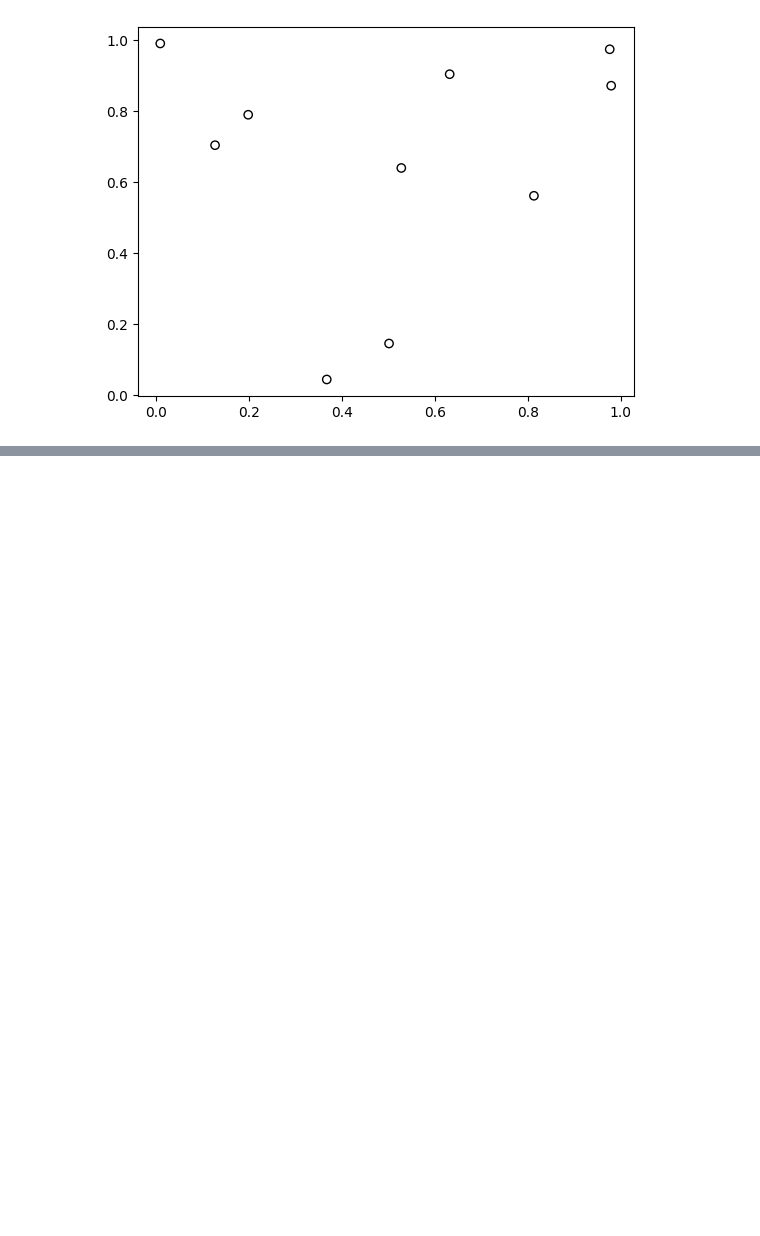
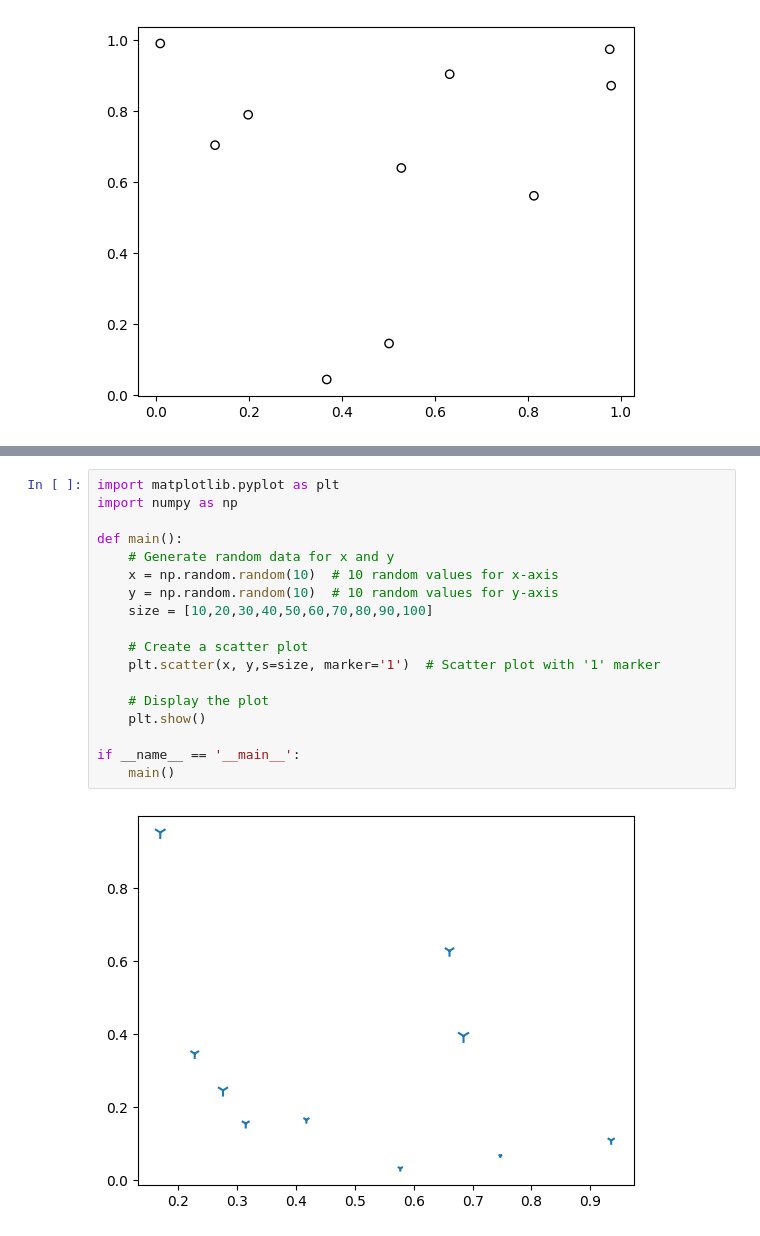
Before and after one commit to shivyelave/Python-Libraries, a Jupyter notebook: Matplotlib/matplotlib_statterplot.ipynb, the cells around one changed output, grey strips where cells are left out. Drawn from its saved outputs; the diff is of its cells as text; blank space fills up the shorter version.

Commit message:
[Shiv] Add:  Python program to draw a scatter plot using random distributions to generate balls of different sizes.

```diff
--- a/Matplotlib/matplotlib_statterplot.ipynb
+++ b/Matplotlib/matplotlib_statterplot.ipynb
@@ -54,0 +57,20 @@ if __name__ == '__main__':
+# %%
+import matplotlib.pyplot as plt
+import numpy as np
+
+def main():
+    # Generate random data for x and y
+    x = np.random.random(10)  # 10 random values for x-axis
+    y = np.random.random(10)  # 10 random values for y-axis
+    size = [10,20,30,40,50,60,70,80,90,100]
+
+    # Create a scatter plot
+    plt.scatter(x, y,s=size, marker='1')  # Scatter plot with '1' marker
+
+    # Display the plot
+    plt.show()
+
+if __name__ == '__main__':
+    main()
+# %% [output]
+[figure, added]
```
Also changed, not shown: parts of 1 cell of this notebook.
